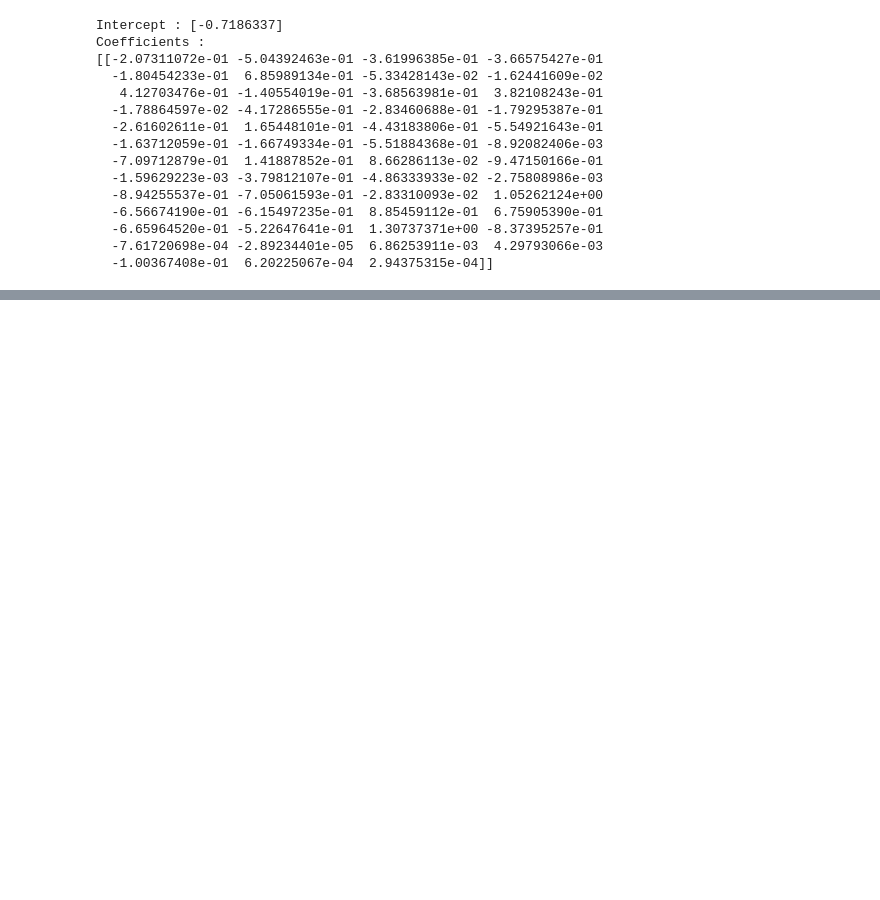
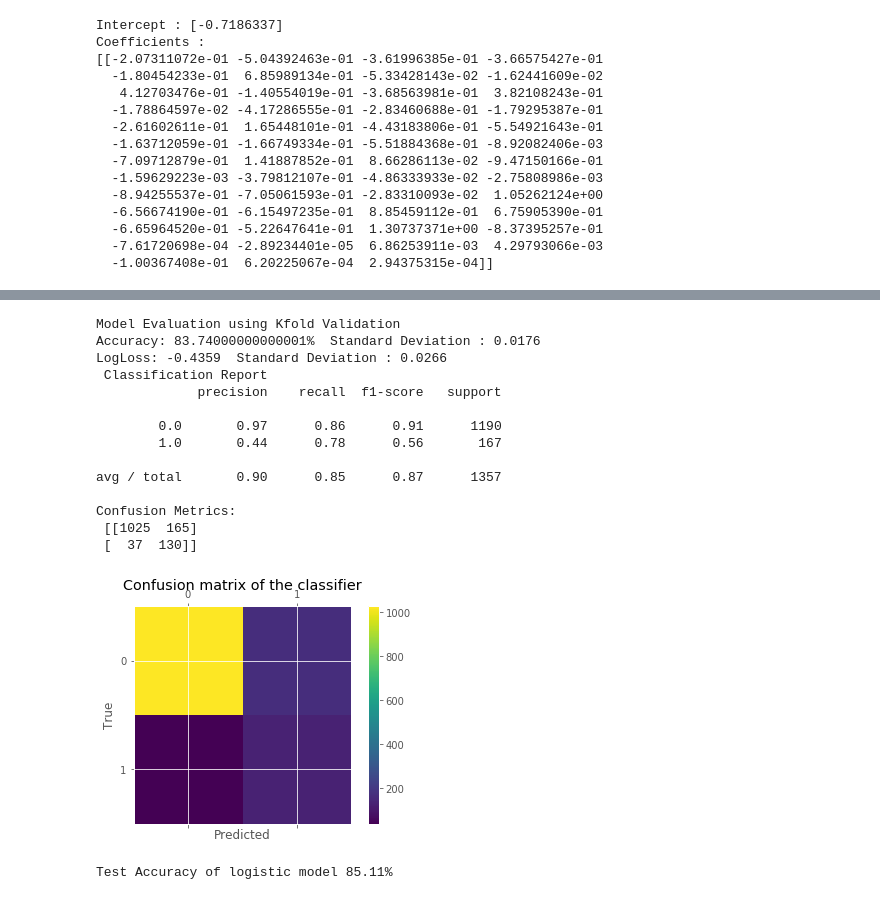
Before and after one commit to soo-shan/bankdataset, a Jupyter notebook: Bank.ipynb, the cells around one changed output, grey strips where cells are left out. Drawn from its saved outputs; the diff is of its cells as text; code cells hidden in the pictures; blank space fills up the shorter version.

```diff
--- a/Bank.ipynb
+++ b/Bank.ipynb
@@ -416,5 +416,5 @@ data_set.head()
 # x_filtered = feat_selector.transform(x)
 # %%
 logreg =LogisticRegression()
-#logreg2 =LogisticRegression()
+logreg2 =LogisticRegression(class_weight='balanced')
 # %%
@@ -422,6 +427,8 @@ x_train, x_test, y_train, y_test = train_test_split(data_set, data['y'], test_si
 # %%
 logreg.fit(x_train,y_train)
+logreg2.fit(x_train,y_train)
 prediction = logreg.predict(x_test)
+prediction2 = logreg2.predict(x_test)
 printmd("**Logistic Regression 70:30 split\n**")
 print(f'Intercept : {logreg.intercept_} \nCoefficients : \n{logreg.coef_}')
 # %% [output]
@@ -499 +506,56 @@ Confusion Metrics:
 Test Accuracy of logistic model 89.54%
+# %%
+print('Model Evaluation using Kfold Validation')
+# kfold = model_selection.KFold(n_splits=10, random_state=30) # random state =seed
+logistic_kfold = model_selection.cross_val_score(logreg2, data_set,data['y'],cv = kfold, scoring='accuracy')
+print(f"Accuracy: {round(logistic_kfold.mean(),4)*100}%  Standard Deviation : {round(logistic_kfold.std(),4)}")
+#logistic_kfold
+logistic_kfold1 = model_selection.cross_val_score(logreg2, data_set,data['y'],cv = kfold, scoring='neg_log_loss')
+print(f"LogLoss: {round(logistic_kfold1.mean(),4)}  Standard Deviation : {round(logistic_kfold1.std(),4)}")
+
+
+# ROC
+# Sensitivity is the true positive rate also called the recall.
+# It is the number instances from the positive (first) class that actually predicted correctly.
+# Specificity is also called the true negative rate.
+# Is the number of instances from the negative class (second) class that were actually predicted correctly.
+
+from sklearn.metrics import classification_report
+report = classification_report(y_test, prediction2)
+print(f' Classification Report\n{report}')
+
+
+from sklearn import metrics
+labels=[0,1]
+cm = metrics.confusion_matrix(y_test, prediction2, labels)
+print(f'Confusion Metrics: \n {cm}')
+fig = plt.figure()
+ax = fig.add_subplot(111)
+cax = ax.matshow(cm)
+plt.title('Confusion matrix of the classifier')
+fig.colorbar(cax)
+ax.set_xticklabels([''] + labels)
+ax.set_yticklabels([''] + labels)
+plt.xlabel('Predicted')
+plt.ylabel('True')
+plt.show()
+
+score=logreg2.score(x_test,y_test)*100
+print(f'Test Accuracy of logistic model {round(score,2)}%')
+# %% [output]
+Model Evaluation using Kfold Validation
+Accuracy: 83.74000000000001%  Standard Deviation : 0.0176
+LogLoss: -0.4359  Standard Deviation : 0.0266
+ Classification Report
+             precision    recall  f1-score   support
+
+        0.0       0.97      0.86      0.91      1190
+        1.0       0.44      0.78      0.56       167
+
+avg / total       0.90      0.85      0.87      1357
+
+Confusion Metrics:
+ [[1025  165]
+ [  37  130]]
+[figure, added]
+Test Accuracy of logistic model 85.11%
```
Also changed, not shown: parts of 9 cells of this notebook.
